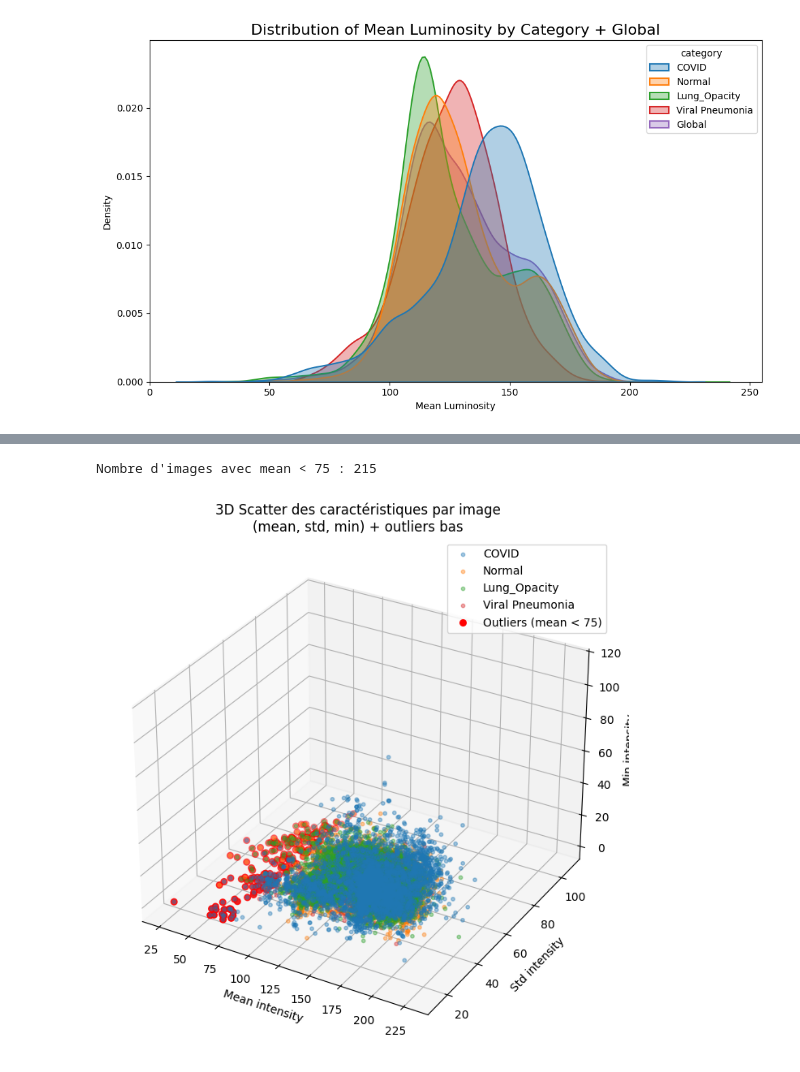
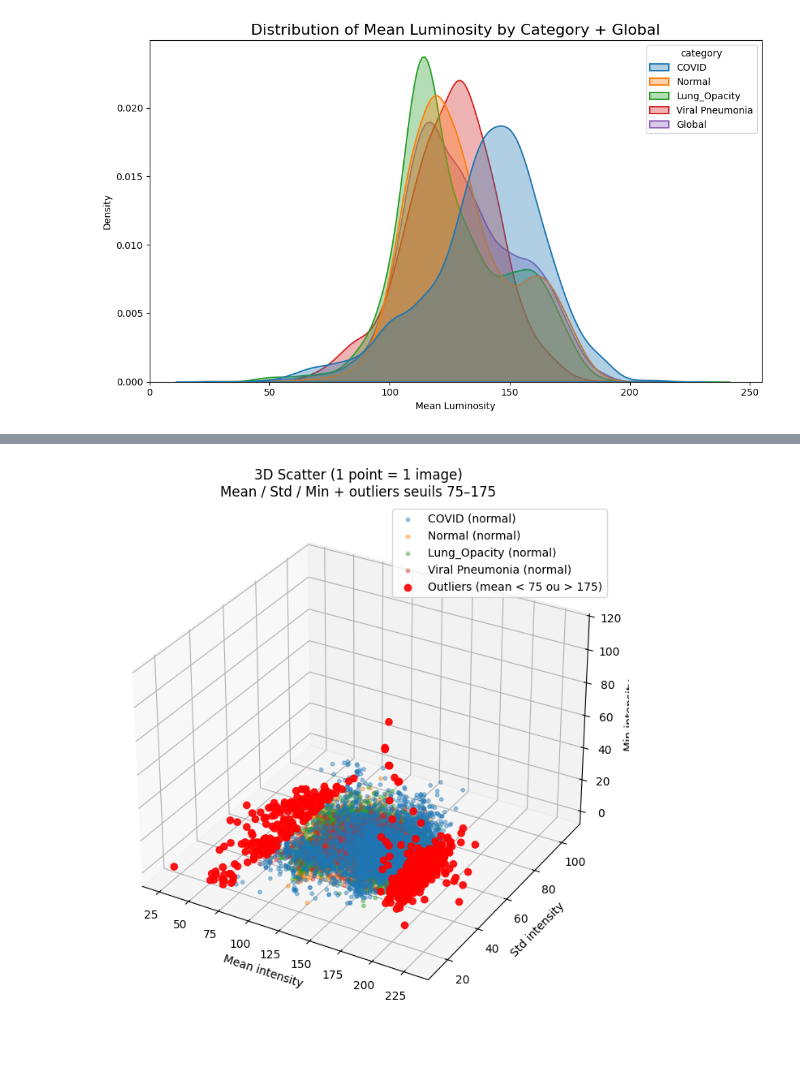
Before and after one commit to mar25-iia2-radiographies/01_data_exploration, a Jupyter notebook: 01_data_exploration_romuald.ipynb, the cells around one changed output, grey strips where cells are left out. Cells and saved outputs as stored; diff of their text form; code cells hidden in the pictures.

```diff
--- a/01_data_exploration_romuald.ipynb
+++ b/01_data_exploration_romuald.ipynb
@@ -732,48 +727,48 @@ max      229.14    107.00    113.00    255.00
 # %%
-# Définition d’un critère d’outlier simple : mean < 75 (tu peux ajuster)
-feat_df['outlier_low_mean'] = feat_df['mean'] < 75
+import matplotlib.pyplot as plt
+from mpl_toolkits.mplot3d import Axes3D
+import seaborn as sns
 
-print(f"\nNombre d'images avec mean < 75 : {feat_df['outlier_low_mean'].sum()}")
+# Couleurs par catégorie
+categories = ['COVID', 'Normal', 'Lung_Opacity', 'Viral Pneumonia']
+palette = sns.color_palette("tab10", n_colors=len(categories))
+color_map = {cat: palette[i] for i, cat in enumerate(categories)}
 
-# Scatter 3D
 fig = plt.figure(figsize=(10, 7))
 ax = fig.add_subplot(111, projection='3d')
 
-# couleurs par catégorie
-palette = sns.color_palette("tab10", n_colors=len(categories))
-color_map = {cat: palette[i] for i, cat in enumerate(categories)}
-
+# Points "normaux" (non outliers)
 for cat in categories:
-    df_cat = feat_df[feat_df['category'] == cat]
+    df_cat = feat_df[(feat_df['category'] == cat) & (~feat_df['is_outlier'])]
     ax.scatter(
         df_cat['mean'],
         df_cat['std'],
         df_cat['min'],
         c=[color_map[cat]],
-        label=cat,
+        s=10,
         alpha=0.4,
-        s=10
+        label=f"{cat} (normal)"
     )
 
-# surlignage des outliers (mean < 75) en rouge
-df_out = feat_df[feat_df['outlier_low_mean']]
+# Points outliers (mean < 75 ou > 175)
+df_out = feat_df[feat_df['is_outlier']]
 ax.scatter(
     df_out['mean'],
     df_out['std'],
     df_out['min'],
     c='red',
-    s=30,
-    label='Outliers (mean < 75)'
+    s=35,
+    alpha=0.9,
+    label='Outliers (mean < 75 ou > 175)'
 )
 
 ax.set_xlabel('Mean intensity')
 ax.set_ylabel('Std intensity')
 ax.set_zlabel('Min intensity')
-ax.set_title('3D Scatter des caractéristiques par image\n(mean, std, min) + outliers bas')
+ax.set_title('3D Scatter (1 point = 1 image)\nMean / Std / Min + outliers seuils 75–175')
 
 ax.legend()
 plt.tight_layout()
 plt.show()
 # %% [output]
-Nombre d'images avec mean < 75 : 215
-[figure, old version]
+[figure, new version]
```
Also changed, not shown: parts of 1 cell of this notebook.
